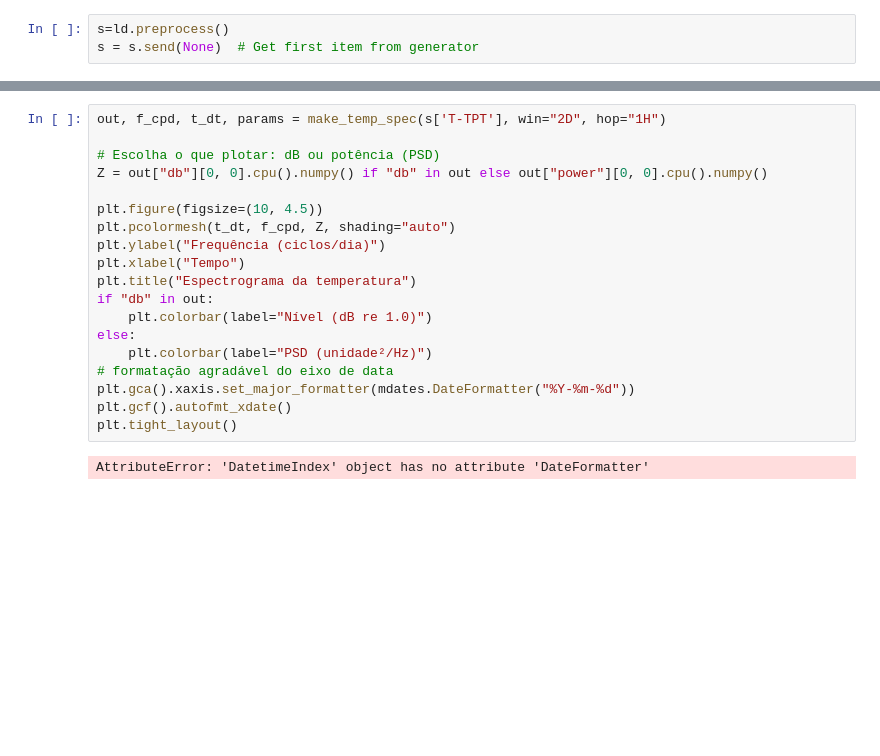
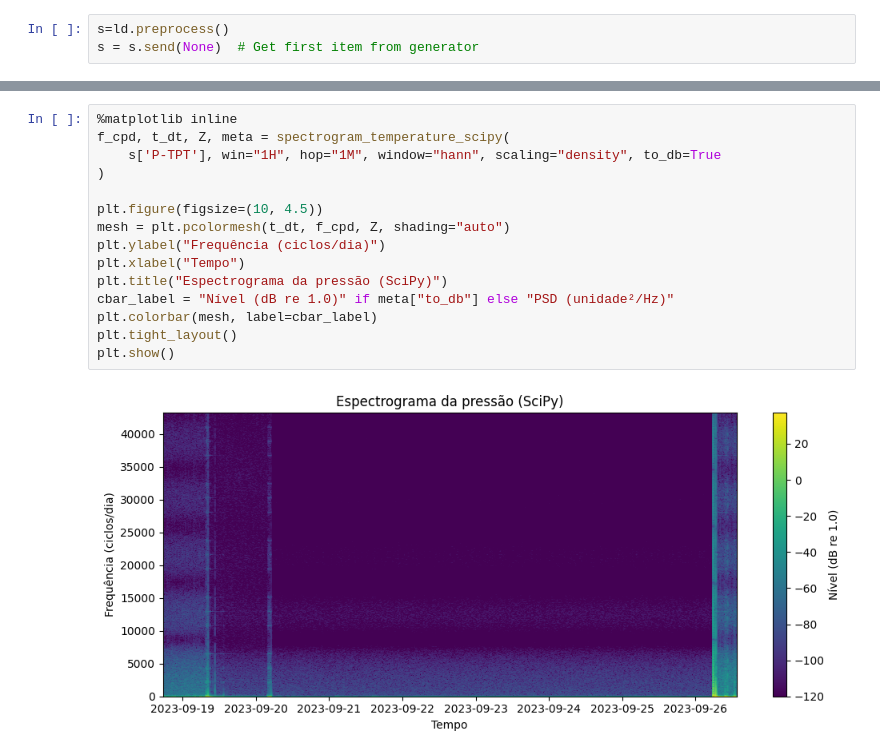
Before and after one commit to natmourajr/CPE883-2025-02, a Jupyter notebook: experiments/3W/timecaps/timecaps.ipynb, the cells around one changed output, grey strips where cells are left out. Drawn from its saved outputs; the diff is of its cells as text; blank space fills up the shorter version.

```diff
--- a/experiments/3W/timecaps/timecaps.ipynb
+++ b/experiments/3W/timecaps/timecaps.ipynb
@@ -59,21 +79,17 @@ s = s.send(None)  # Get first item from generator
 # %%
-out, f_cpd, t_dt, params = make_temp_spec(s['T-TPT'], win="2D", hop="1H")
-
-# Escolha o que plotar: dB ou potência (PSD)
-Z = out["db"][0, 0].cpu().numpy() if "db" in out else out["power"][0, 0].cpu().numpy()
+%matplotlib inline
+f_cpd, t_dt, Z, meta = spectrogram_temperature_scipy(
+    s['P-TPT'], win="1H", hop="1M", window="hann", scaling="density", to_db=True
+)
 
 plt.figure(figsize=(10, 4.5))
-plt.pcolormesh(t_dt, f_cpd, Z, shading="auto")
+mesh = plt.pcolormesh(t_dt, f_cpd, Z, shading="auto")
 plt.ylabel("Frequência (ciclos/dia)")
 plt.xlabel("Tempo")
-plt.title("Espectrograma da temperatura")
-if "db" in out:
-    plt.colorbar(label="Nível (dB re 1.0)")
-else:
-    plt.colorbar(label="PSD (unidade²/Hz)")
-# formatação agradável do eixo de data
-plt.gca().xaxis.set_major_formatter(mdates.DateFormatter("%Y-%m-%d"))
-plt.gcf().autofmt_xdate()
+plt.title("Espectrograma da pressão (SciPy)")
+cbar_label = "Nível (dB re 1.0)" if meta["to_db"] else "PSD (unidade²/Hz)"
+plt.colorbar(mesh, label=cbar_label)
 plt.tight_layout()
+plt.show()
 # %% [output]
-AttributeError: 'DatetimeIndex' object has no attribute 'DateFormatter'
+[figure, added]
```
Also changed, not shown: parts of 5 cells of this notebook, 1 other file.
